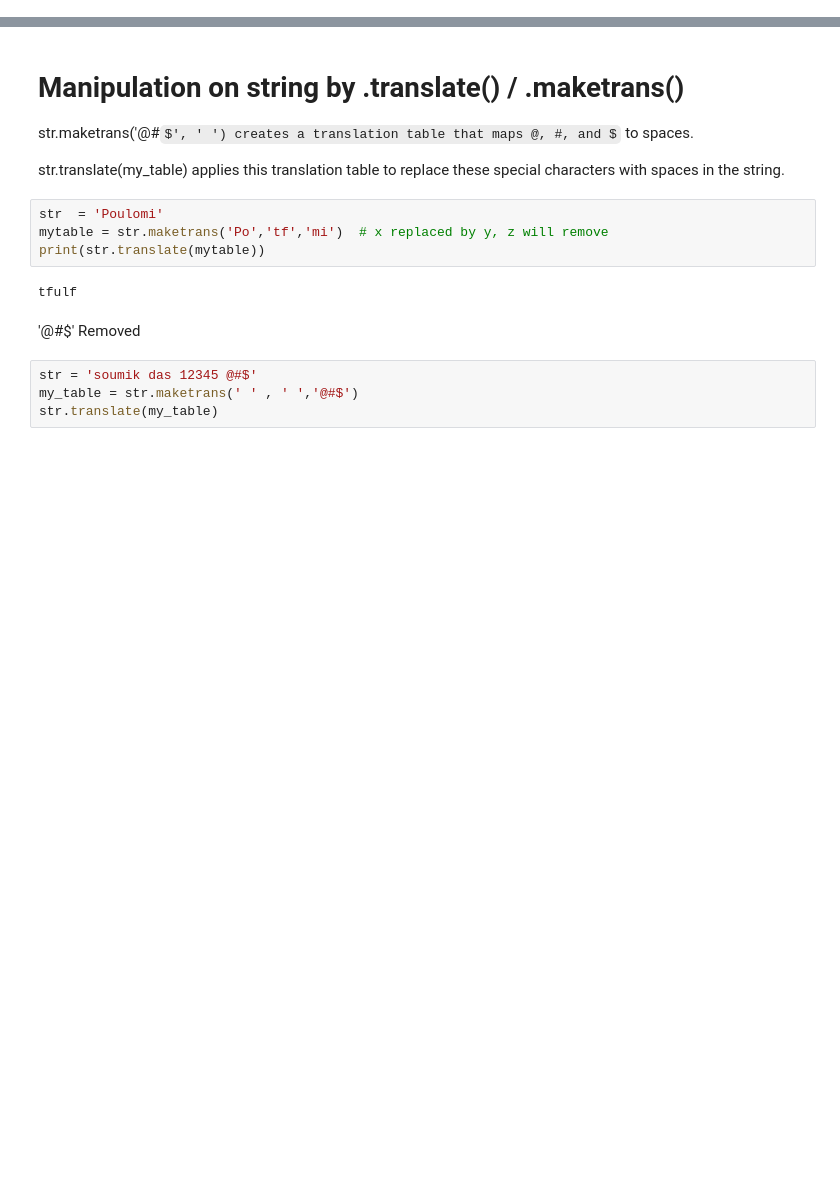
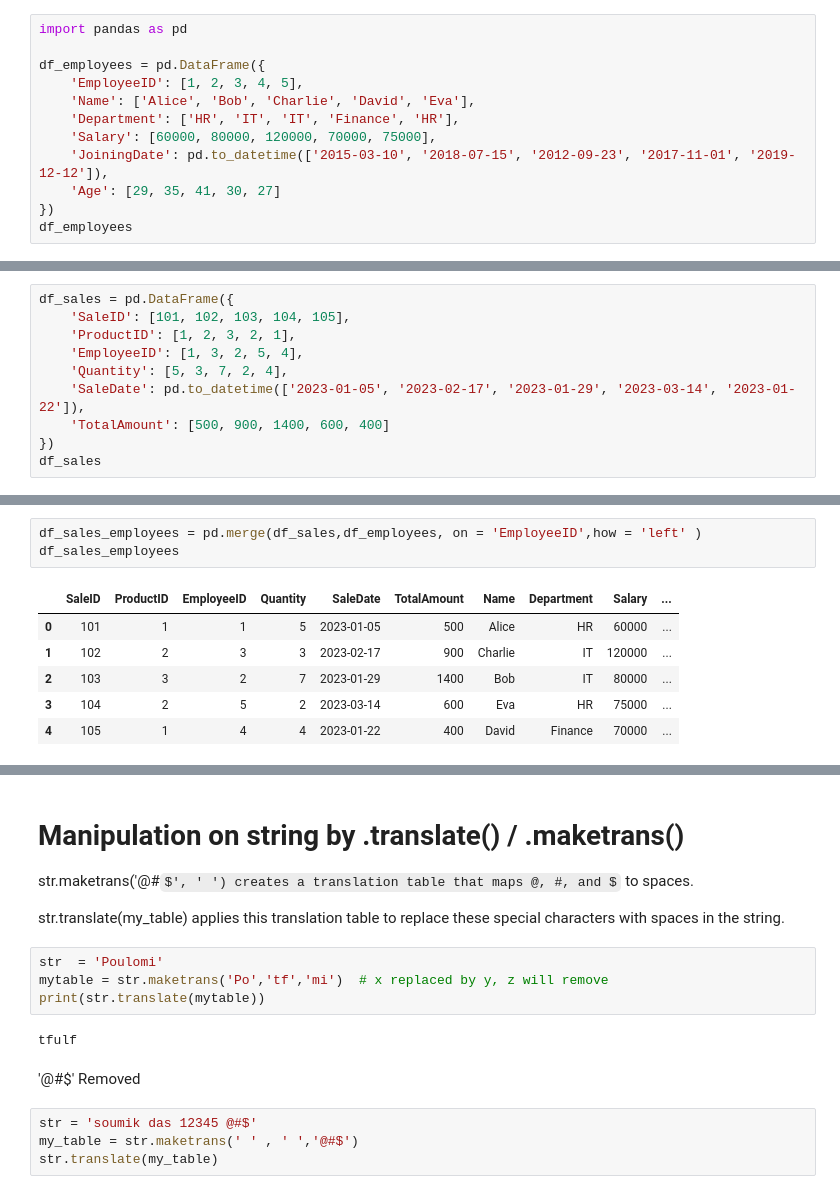
Before and after one commit to Soumikd459/0-to-hero-in-Pd, a Jupyter notebook: 0 to hero in Pd.ipynb, the cells around one changed output, grey strips where cells are left out. Drawn from its saved outputs; the diff is of its cells as text; some formulas as TeX source; blank space fills up the shorter version.

```diff
--- a/0 to hero in Pd.ipynb
+++ b/0 to hero in Pd.ipynb
@@ -0,0 +99,12 @@
+# %%
+import pandas as pd
+
+df_employees = pd.DataFrame({
+    'EmployeeID': [1, 2, 3, 4, 5],
+    'Name': ['Alice', 'Bob', 'Charlie', 'David', 'Eva'],
+    'Department': ['HR', 'IT', 'IT', 'Finance', 'HR'],
+    'Salary': [60000, 80000, 120000, 70000, 75000],
+    'JoiningDate': pd.to_datetime(['2015-03-10', '2018-07-15', '2012-09-23', '2017-11-01', '2019-12-12']),
+    'Age': [29, 35, 41, 30, 27]
+})
+df_employees
@@ -0,0 +118,10 @@
+# %%
+df_sales = pd.DataFrame({
+    'SaleID': [101, 102, 103, 104, 105],
+    'ProductID': [1, 2, 3, 2, 1],
+    'EmployeeID': [1, 3, 2, 5, 4],
+    'Quantity': [5, 3, 7, 2, 4],
+    'SaleDate': pd.to_datetime(['2023-01-05', '2023-02-17', '2023-01-29', '2023-03-14', '2023-01-22']),
+    'TotalAmount': [500, 900, 1400, 600, 400]
+})
+df_sales
@@ -0,0 +148,10 @@
+# %%
+df_sales_employees = pd.merge(df_sales,df_employees, on = 'EmployeeID',how = 'left' )
+df_sales_employees
+# %% [output]
+|  | SaleID | ProductID | EmployeeID | Quantity | SaleDate | TotalAmount | Name | Department | Salary | ... |
+| 0 | 101 | 1 | 1 | 5 | 2023-01-05 | 500 | Alice | HR | 60000 | ... |
+| 1 | 102 | 2 | 3 | 3 | 2023-02-17 | 900 | Charlie | IT | 120000 | ... |
+| 2 | 103 | 3 | 2 | 7 | 2023-01-29 | 1400 | Bob | IT | 80000 | ... |
+| 3 | 104 | 2 | 5 | 2 | 2023-03-14 | 600 | Eva | HR | 75000 | ... |
+| 4 | 105 | 1 | 4 | 4 | 2023-01-22 | 400 | David | Finance | 70000 | ... |
```
Also changed, not shown: parts of 84 cells of this notebook.
